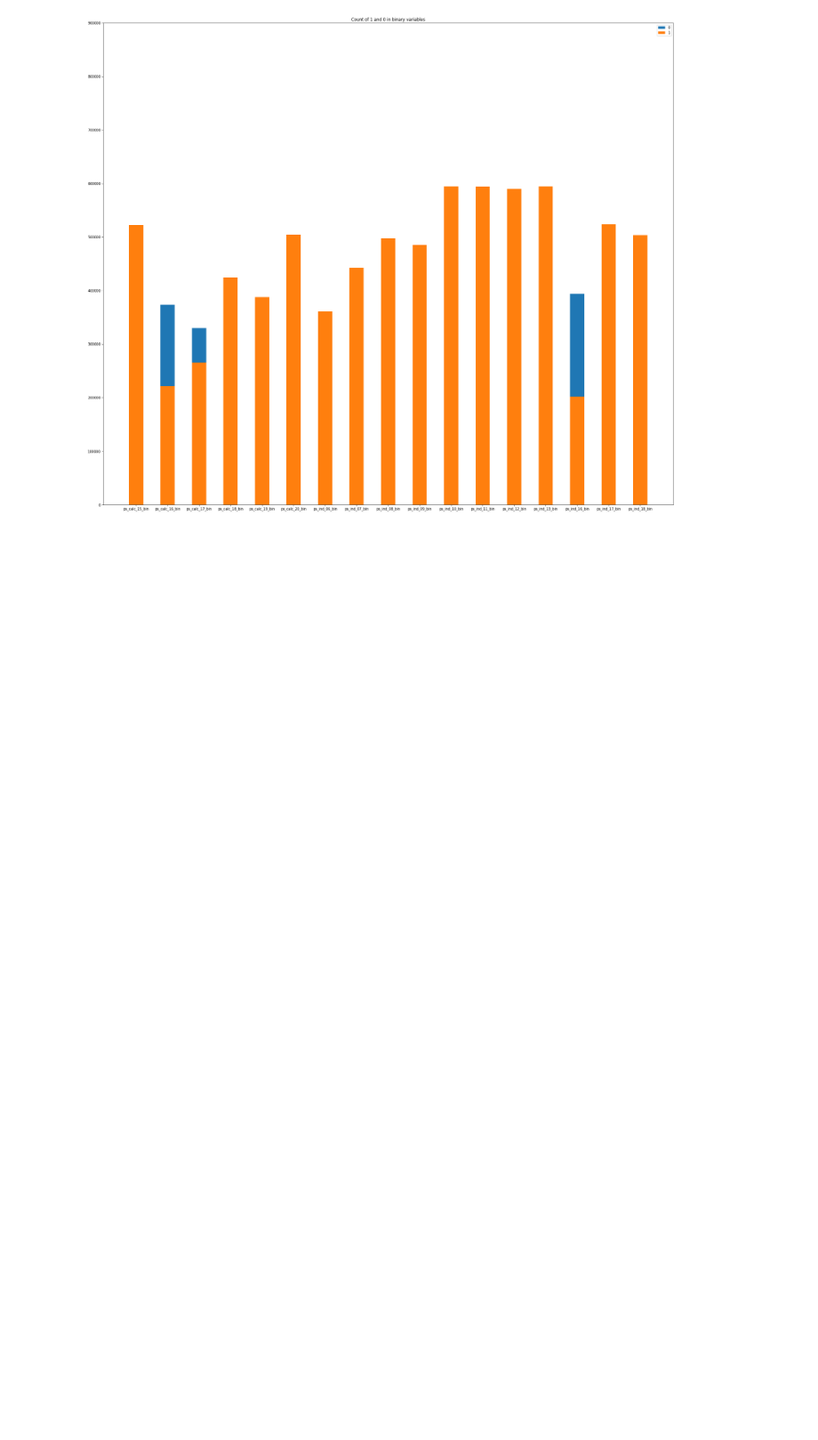
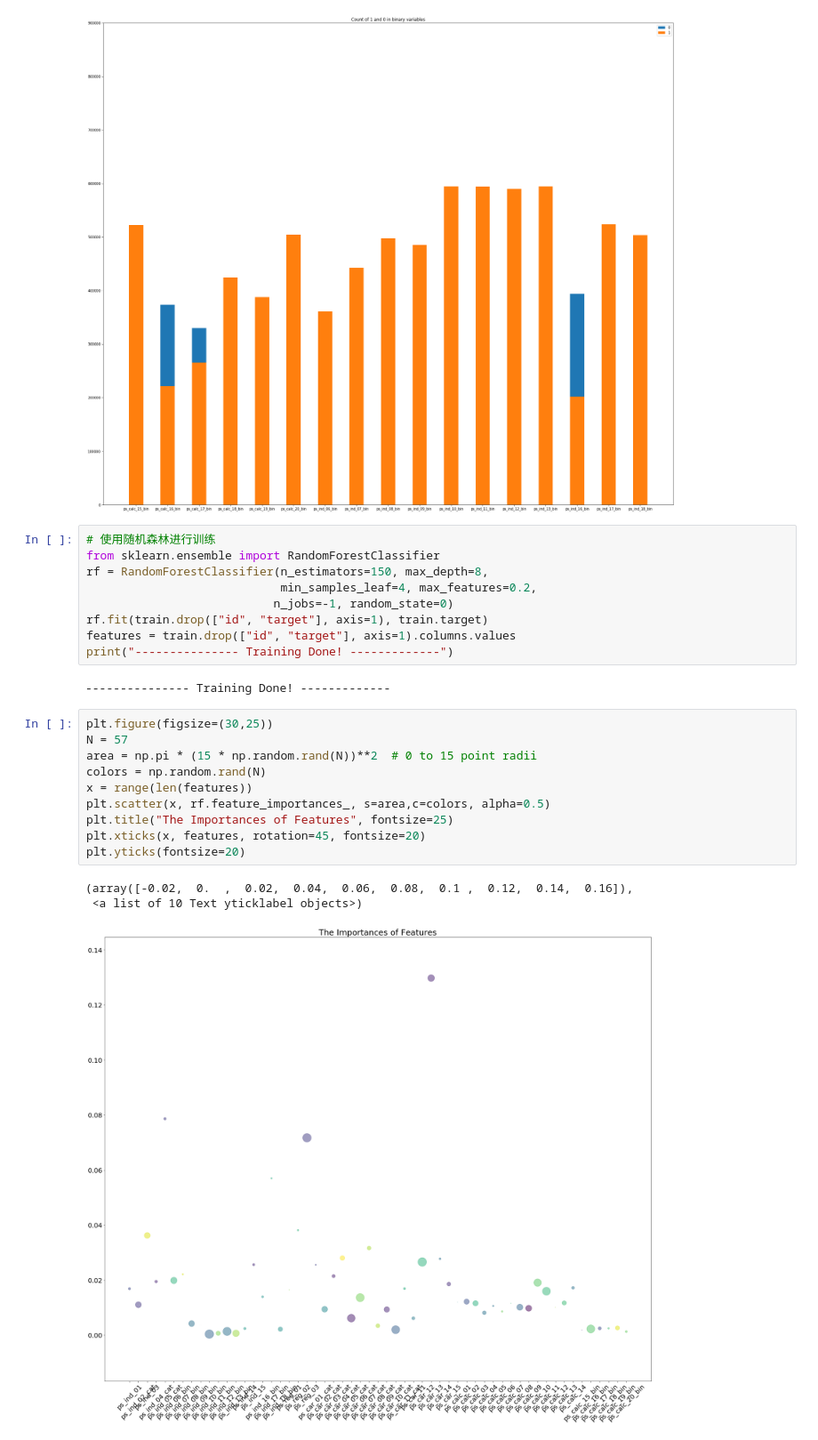
Before and after one commit to wen-fei/KaggleOrOthersJourney, a Jupyter notebook: PortoSeguroSafeDriverPrediction/codes/dataview.ipynb, the cells around one changed output. Shown at 89% size. Saved outputs shown, nothing was run; the diff lists cells and outputs as text; blank space fills up the shorter version.

```diff
--- a/PortoSeguroSafeDriverPrediction/codes/dataview.ipynb
+++ b/PortoSeguroSafeDriverPrediction/codes/dataview.ipynb
@@ -89,3 +89,28 @@ ax.legend((p1[0], p2[0]), ('0', '1'))
 # %% [output]
 <matplotlib.legend.Legend at 0x...>
 [figure]
+# %%
+# 使用随机森林进行训练
+from sklearn.ensemble import RandomForestClassifier
+rf = RandomForestClassifier(n_estimators=150, max_depth=8,
+                            min_samples_leaf=4, max_features=0.2,
+                           n_jobs=-1, random_state=0)
+rf.fit(train.drop(["id", "target"], axis=1), train.target)
+features = train.drop(["id", "target"], axis=1).columns.values
+print("--------------- Training Done! -------------")
+# %% [output]
+--------------- Training Done! -------------
+# %%
+plt.figure(figsize=(30,25))
+N = 57
+area = np.pi * (15 * np.random.rand(N))**2  # 0 to 15 point radii
+colors = np.random.rand(N)
+x = range(len(features))
+plt.scatter(x, rf.feature_importances_, s=area,c=colors, alpha=0.5)
+plt.title("The Importances of Features", fontsize=25)
+plt.xticks(x, features, rotation=45, fontsize=20)
+plt.yticks(fontsize=20)
+# %% [output]
+(array([-0.02,  0.  ,  0.02,  0.04,  0.06,  0.08,  0.1 ,  0.12,  0.14,  0.16]),
+ <a list of 10 Text yticklabel objects>)
+[figure, added]
```
Also changed, not shown: parts of 2 cells of this notebook.
